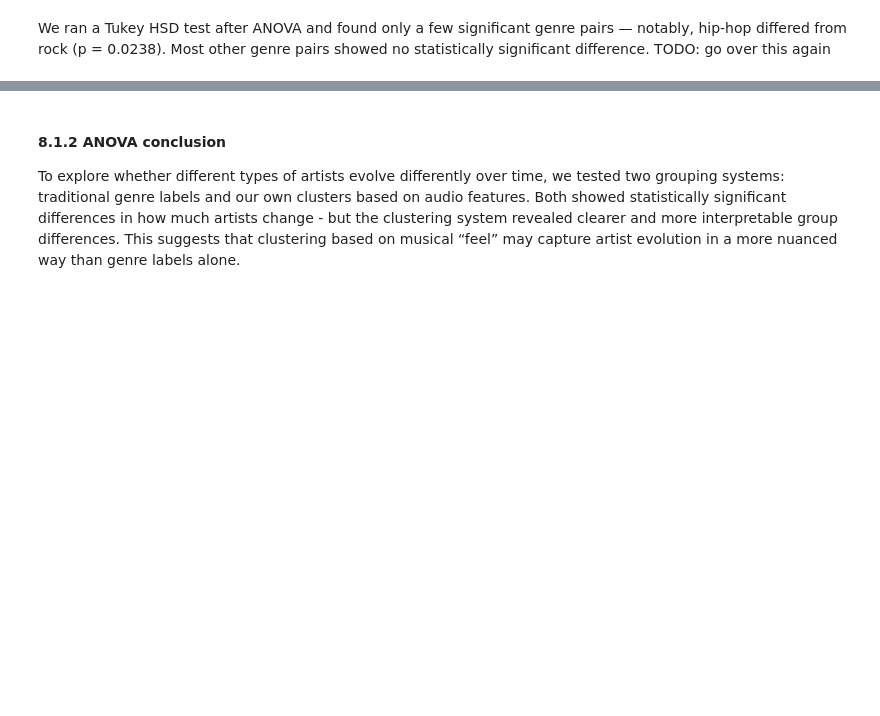
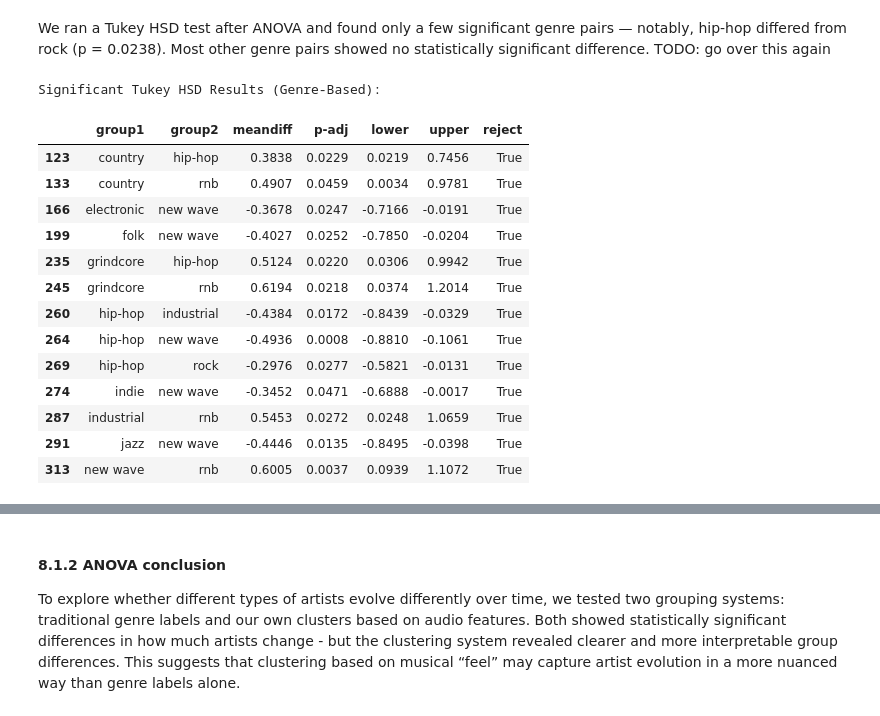
Before and after one commit to adg30/The-Sound-of-Change, a Jupyter notebook: main.ipynb, the cells around one changed output, grey strips where cells are left out. Cells and saved outputs as stored; diff of their text form; code cells hidden in the pictures; blank space fills up the shorter version.

```diff
--- a/main.ipynb
+++ b/main.ipynb
@@ -1047,3 +1047,29 @@ print(rock_related)
 # %% [markdown]
 We ran a Tukey HSD test after ANOVA and found only a few significant genre pairs — notably, hip-hop differed from rock (p = 0.0238). Most other genre pairs showed no statistically significant difference.
 TODO: go over this again
+# %%
+# Convert Tukey HSD summary to a DataFrame
+tukey_df = pd.DataFrame(data=tukey_genre_result._results_table.data[1:],  # Skip header row
+                        columns=tukey_genre_result._results_table.data[0])
+
+# Show only significant results
+significant_tukey = tukey_df[tukey_df['reject'] == True]
+
+print("Significant Tukey HSD Results (Genre-Based):")
+display(significant_tukey)
+# %% [output]
+Significant Tukey HSD Results (Genre-Based):
+|  | group1 | group2 | meandiff | p-adj | lower | upper | reject |
+| 123 | country | hip-hop | 0.3838 | 0.0229 | 0.0219 | 0.7456 | True |
+| 133 | country | rnb | 0.4907 | 0.0459 | 0.0034 | 0.9781 | True |
+| 166 | electronic | new wave | -0.3678 | 0.0247 | -0.7166 | -0.0191 | True |
+| 199 | folk | new wave | -0.4027 | 0.0252 | -0.7850 | -0.0204 | True |
+| 235 | grindcore | hip-hop | 0.5124 | 0.0220 | 0.0306 | 0.9942 | True |
+| 245 | grindcore | rnb | 0.6194 | 0.0218 | 0.0374 | 1.2014 | True |
+| 260 | hip-hop | industrial | -0.4384 | 0.0172 | -0.8439 | -0.0329 | True |
+| 264 | hip-hop | new wave | -0.4936 | 0.0008 | -0.8810 | -0.1061 | True |
+| 269 | hip-hop | rock | -0.2976 | 0.0277 | -0.5821 | -0.0131 | True |
+| 274 | indie | new wave | -0.3452 | 0.0471 | -0.6888 | -0.0017 | True |
+| 287 | industrial | rnb | 0.5453 | 0.0272 | 0.0248 | 1.0659 | True |
+| 291 | jazz | new wave | -0.4446 | 0.0135 | -0.8495 | -0.0398 | True |
+| 313 | new wave | rnb | 0.6005 | 0.0037 | 0.0939 | 1.1072 | True |
```
Also changed, not shown: parts of 5 cells of this notebook.
